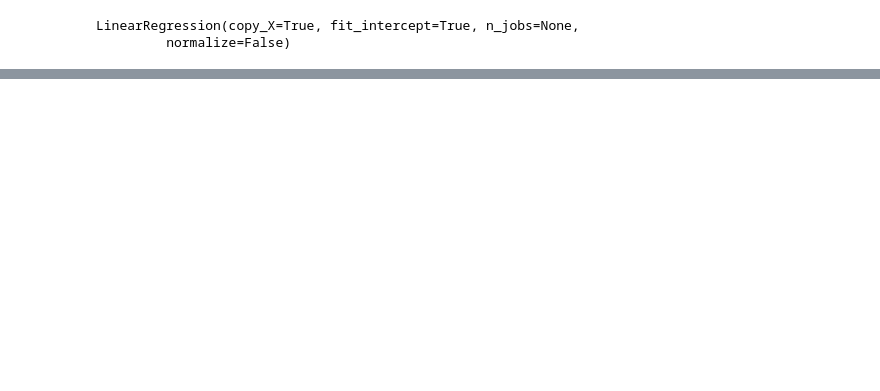
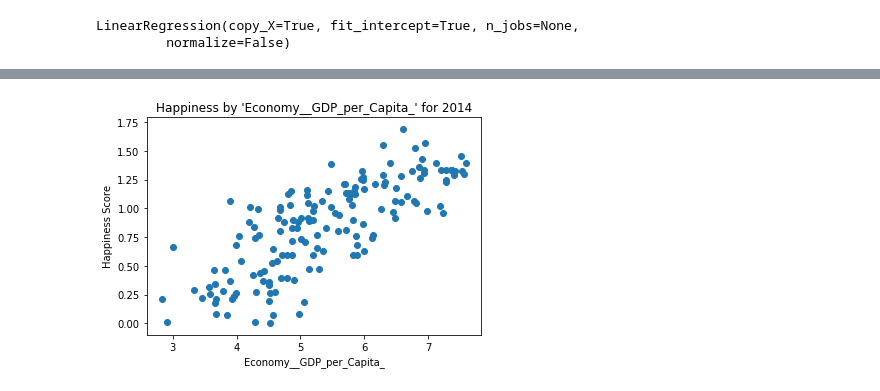
Before and after one commit to nrm94ee330/project_final, a Jupyter notebook: Final_Project_v1.ipynb, the cells around one changed output, grey strips where cells are left out. Drawn from its saved outputs; the diff is of its cells as text; code cells hidden in the pictures; blank space fills up the shorter version.

```diff
--- a/Final_Project_v1.ipynb
+++ b/Final_Project_v1.ipynb
@@ -24,4 +23,8 @@ hp_df
 # %%
 
 my_year_arr=["2014","2015","2016","2017"]
-my_params_arr=["Economy__GDP_per_Capita_","Family,Health__Life_Expectancy_","Freedom,Generosity","Trust__Government_Corruption_","Dystopia_Residual"]
+#my_year_arr=["2014"]
+my_params_arr=["Economy__GDP_per_Capita_","Family","Health__Life_Expectancy_","Freedom","Generosity","Trust__Government_Corruption_","Dystopia_Residual"]
+#my_params_arr=["Economy__GDP_per_Capita_","Family"]
+
+good_columns=["Country","Happiness_Rank","Happiness_Score","Economy__GDP_per_Capita_","Family","Health__Life_Expectancy_","Freedom","Generosity","Trust__Government_Corruption_","Dystopia_Residual"]
@@ -72,5 +30,0 @@ X.shape
-# %%
-y=datA["Freedom"].values
-
-
-y.shape
@@ -187,0 +39,77 @@ plt.plot([x_min, x_max], [y_min, y_max], c='red')
+# %%
+for my_year in my_year_arr:
+
+    hp_df = pd.read_sql("SELECT * FROM Happiness_data where year = '" +  str(my_year) + "'", conn)
+
+    #hp_df
+
+    datA=pd.DataFrame(data=hp_df,columns=good_columns)
+
+
+    for my_param in my_params_arr:
+
+        X=datA["Happiness_Score"]
+        fig = plt.figure()
+        #print(X.head())
+
+        X=np.array(X.values.view(type=np.matrix))
+        X=X.reshape(-1, 1)
+        #print(X.shape)
+
+        y=datA[my_param].values
+        #print(y.shape)
+        print("--------------------Begin-----------------------------")
+        plt.scatter(X, y)
+        plt.title("Happiness by '" + my_param + "' for " + str(my_year))
+        plt.ylabel("Happiness Score")
+        plt.xlabel(my_param)
+        plt.show()
+
+        #Next, we fit the model to our data using the fit method.
+        model.fit(X, y)
+
+        print(my_param)
+        print(model)
+        print('Weight coefficients: ', model.coef_)
+        print('y-axis intercept: ', model.intercept_)
+
+
+
+        predictions = model.predict(X)
+        print(f"True output: {y[0]}")
+        print(f"Predicted output: {predictions[0]}")
+        print(f"Prediction Error: {predictions[0]-y[0]}")
+
+        pd.DataFrame({"Predicted": predictions, "Actual": y, "Error": predictions - y})[["Predicted", "Actual", "Error"]]
+
+        x_min = X.min()
+        x_max = X.max()
+
+        y_min_actual = y.min()
+        y_max_actual = y.max()
+
+        y_min = model.intercept_ + model.coef_ * x_min
+        y_max = model.intercept_ + model.coef_ * x_max
+        print(f"Actual Min Value: {y_min_actual}")
+        print(f"Calculated Min Value: {y_min}")
+        print(f"Actual Max Value: {y_max_actual}")
+        print(f"Calculated Max Value: {y_max}")
+
+
+        y_min_predicted = model.predict([[x_min]])
+        y_max_predicted = model.predict([[x_max]])
+        print(f"Actual Min Value: {y_min_actual}")
+        print(f"Predicted Min Value: {y_min_predicted}")
+        print(f"Actual Max Value: {y_max_actual}")
+        print(f"Predicted Max Value: {y_max_predicted}")
+
+
+        plt.scatter(X, y, c='blue')
+        plt.plot([x_min, x_max], [y_min, y_max], c='red')
+        plt.title("Happiness by '" + my_param + "' for " + str(my_year) + " & Trendline")
+        plt.ylabel("Happiness Score")
+        plt.xlabel(my_param)
+        plt.show
+        plt.close(fig)
+        print("---------------------End----------------------------")
+# %% [output]
@@ -187,0 +117 @@ plt.plot([x_min, x_max], [y_min, y_max], c='red')
+[figure, added]
```
Also changed, not shown: parts of 32 cells of this notebook.
